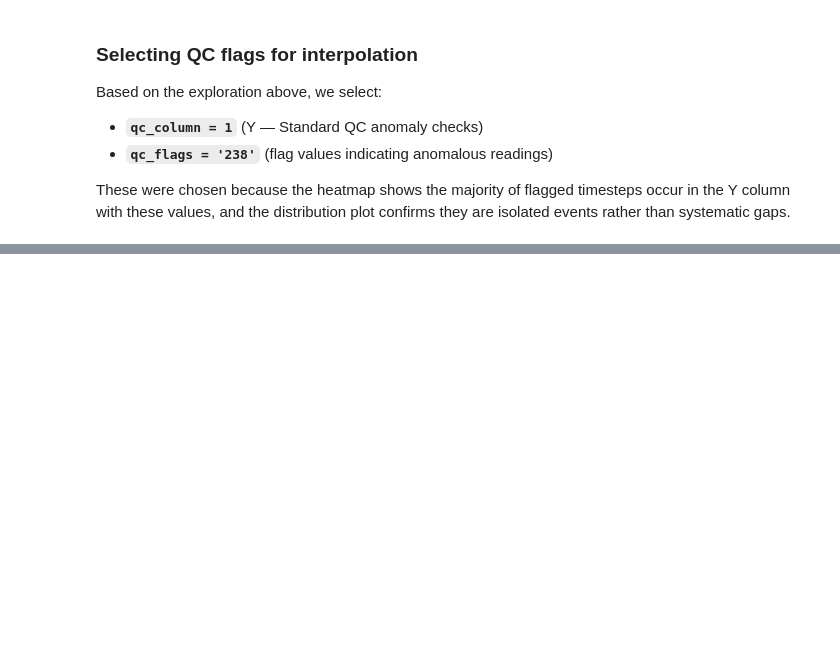
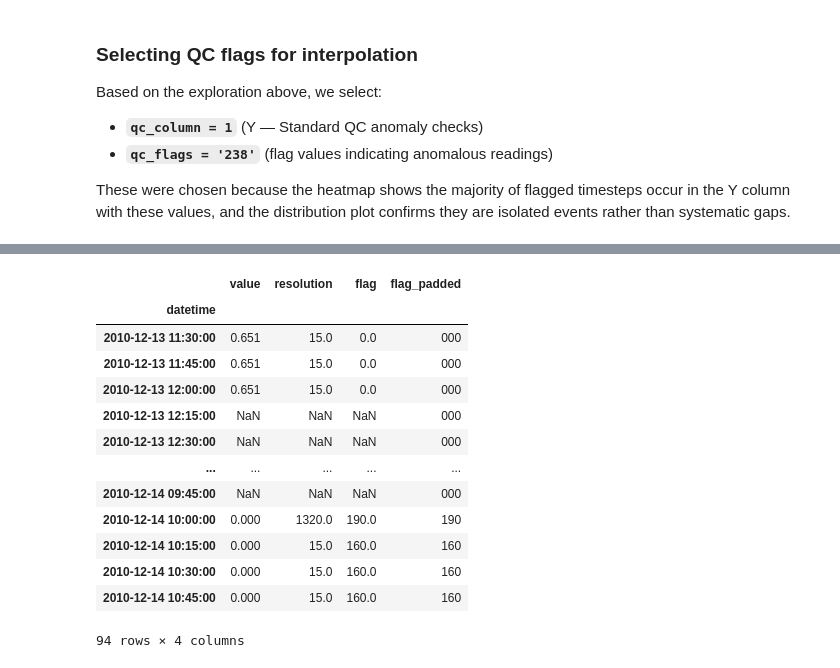
Before and after one commit to masher92/UK-Flow15, a Jupyter notebook: Interpolate.ipynb, the cells around one changed output, grey strips where cells are left out. Drawn from its saved outputs; the diff is of its cells as text; code cells hidden in the pictures; blank space fills up the shorter version.

```diff
--- a/Interpolate.ipynb
+++ b/Interpolate.ipynb
@@ -181,3 +502,25 @@ if len(clusters) < 0 :
 old_values = ( df.loc[flagged_rows, ["value"]]   # extract only the flagged rows
     .rename(columns={"value": "old_value"})  # rename so it is clear these are the originals
     .reset_index())                # move datetime from index to a regular column
+# %%
+i=0
+cluster=clusters[0]
+n_context=3
+window_start, window_end = get_window_with_real_values(df, cluster, n=n_context)
+df_window = df.iloc[window_start:window_end + 1].copy()
+df_window
+# %% [output]
+|  | value | resolution | flag | flag_padded |
+| datetime |  |  |  |  |
+| 2010-12-13 11:30:00 | 0.651 | 15.0 | 0.0 | 000 |
+| 2010-12-13 11:45:00 | 0.651 | 15.0 | 0.0 | 000 |
+| 2010-12-13 12:00:00 | 0.651 | 15.0 | 0.0 | 000 |
+| 2010-12-13 12:15:00 | NaN | NaN | NaN | 000 |
+| 2010-12-13 12:30:00 | NaN | NaN | NaN | 000 |
+| ... | ... | ... | ... | ... |
+| 2010-12-14 09:45:00 | NaN | NaN | NaN | 000 |
+| 2010-12-14 10:00:00 | 0.000 | 1320.0 | 190.0 | 190 |
+| 2010-12-14 10:15:00 | 0.000 | 15.0 | 160.0 | 160 |
+| 2010-12-14 10:30:00 | 0.000 | 15.0 | 160.0 | 160 |
+| 2010-12-14 10:45:00 | 0.000 | 15.0 | 160.0 | 160 |
+94 rows × 4 columns
```
Also changed, not shown: parts of 31 cells of this notebook, 4 other files.
